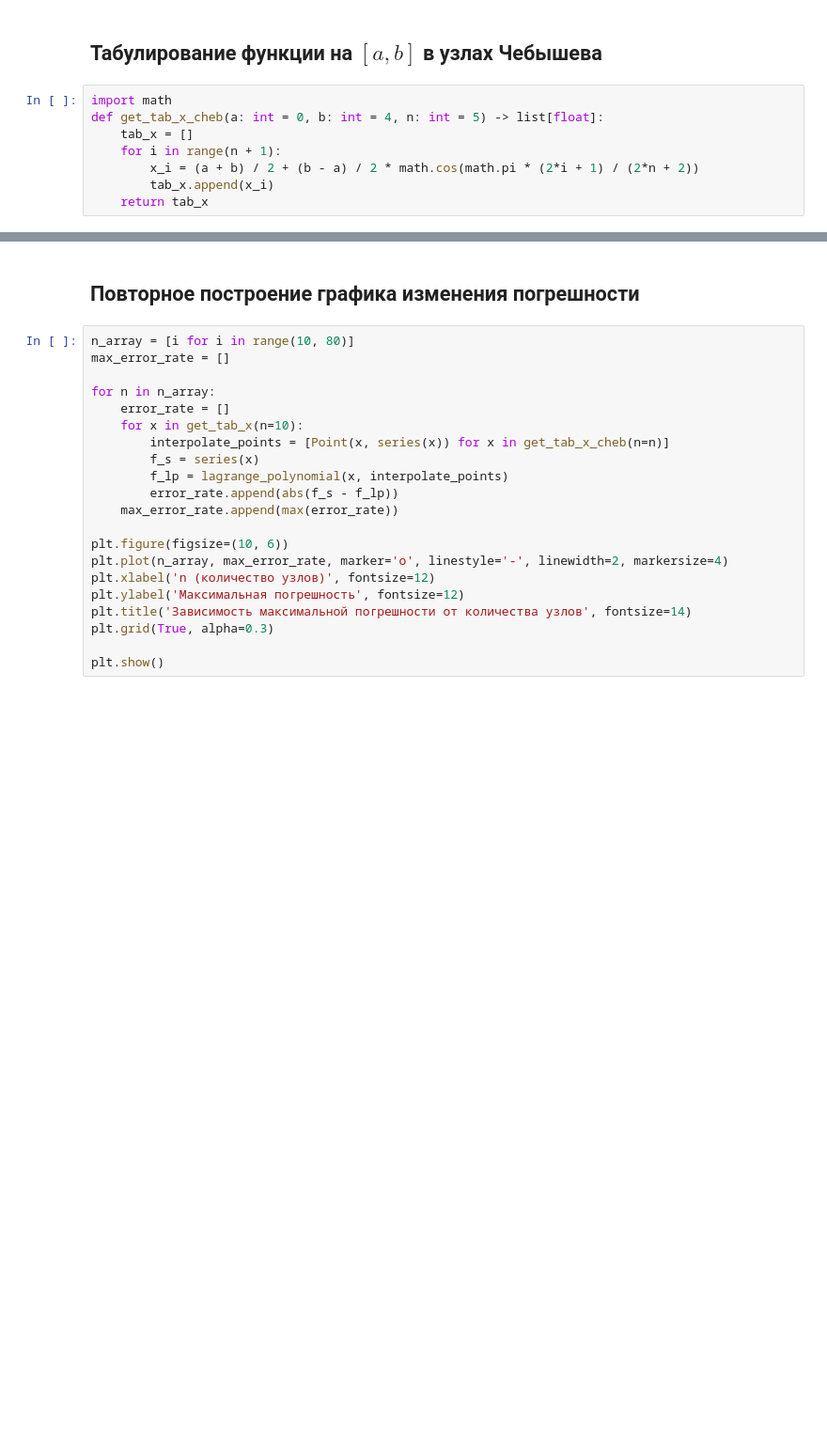
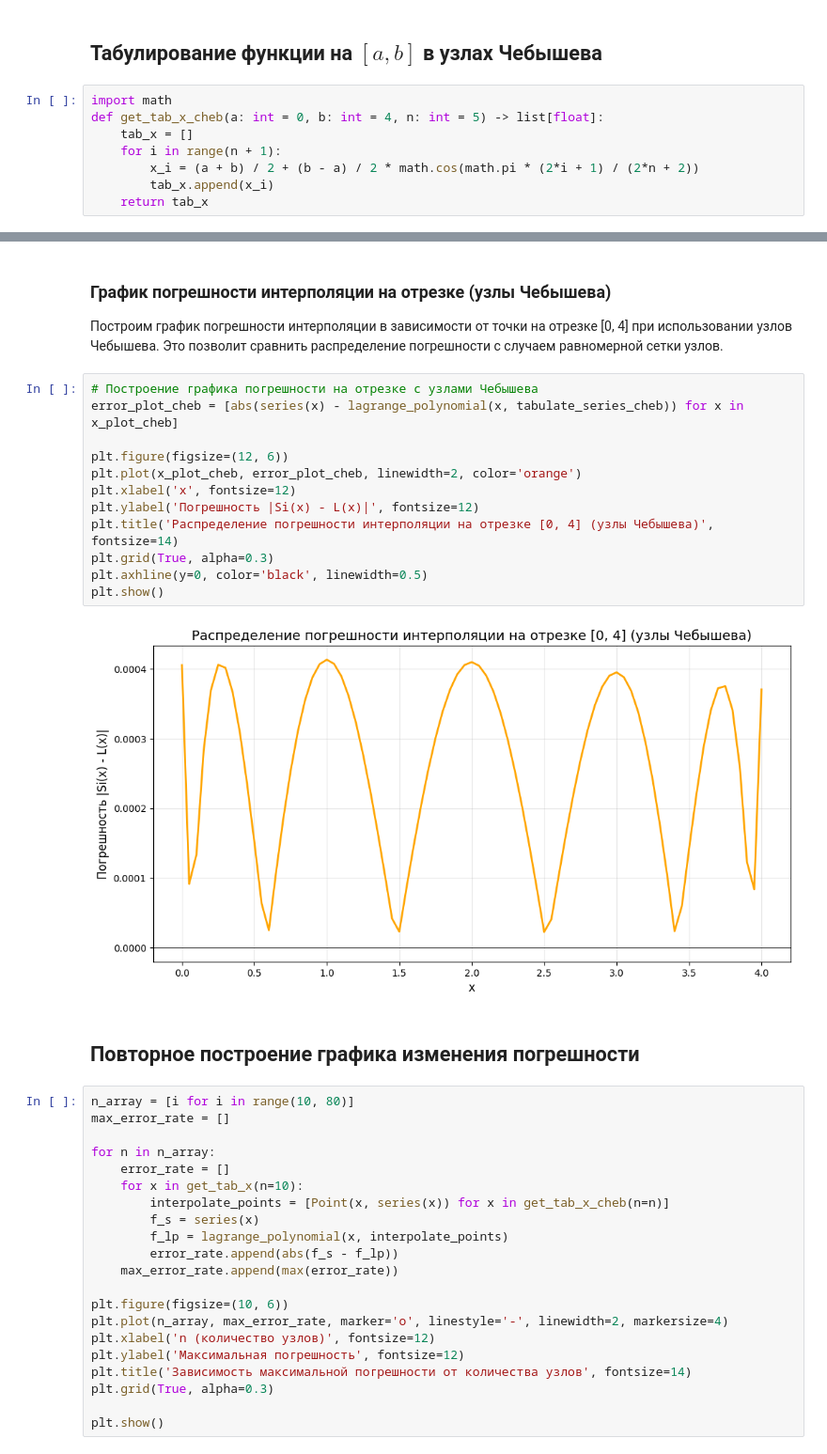
Before and after one commit to d-code000/NumericalMethods, a Jupyter notebook: interpolation_polynomial.ipynb, the cells around one changed output, grey strips where cells are left out. Shown: that part at 94% size. Drawn from its saved outputs; the diff is of its cells as text; blank space fills up the shorter version.

```diff
--- a/interpolation_polynomial.ipynb
+++ b/interpolation_polynomial.ipynb
@@ -267,3 +366,21 @@ def get_tab_x_cheb(a: int = 0, b: int = 4, n: int = 5) -> list[float]:
+# %% [markdown]
+### График погрешности интерполяции на отрезке (узлы Чебышева)
+
+Построим график погрешности интерполяции в зависимости от точки на отрезке [0, 4] при использовании узлов Чебышева. Это позволит сравнить распределение погрешности с случаем равномерной сетки узлов.
+# %%
+# Построение графика погрешности на отрезке с узлами Чебышева
+error_plot_cheb = [abs(series(x) - lagrange_polynomial(x, tabulate_series_cheb)) for x in x_plot_cheb]
+
+plt.figure(figsize=(12, 6))
+plt.plot(x_plot_cheb, error_plot_cheb, linewidth=2, color='orange')
+plt.xlabel('x', fontsize=12)
+plt.ylabel('Погрешность |Si(x) - L(x)|', fontsize=12)
+plt.title('Распределение погрешности интерполяции на отрезке [0, 4] (узлы Чебышева)', fontsize=14)
+plt.grid(True, alpha=0.3)
+plt.axhline(y=0, color='black', linewidth=0.5)
+plt.show()
+# %% [output]
+[figure, added]
 # %% [markdown]
 ## Повторное построение графика изменения погрешности
 # %%
```
Also changed, not shown: parts of 8 cells of this notebook.
